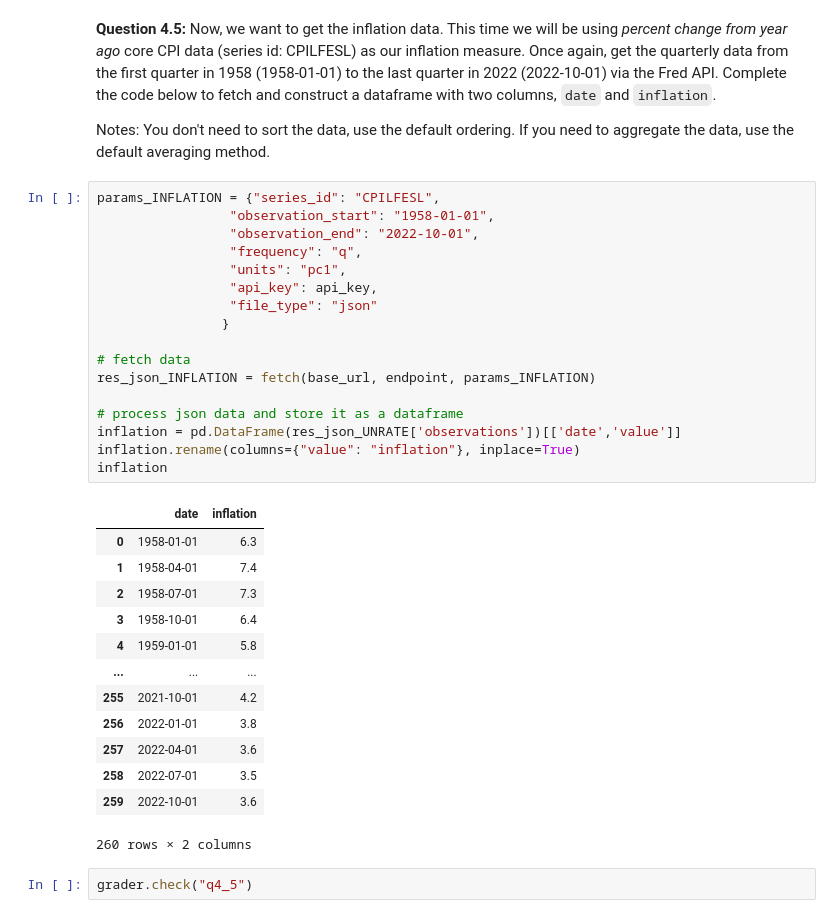
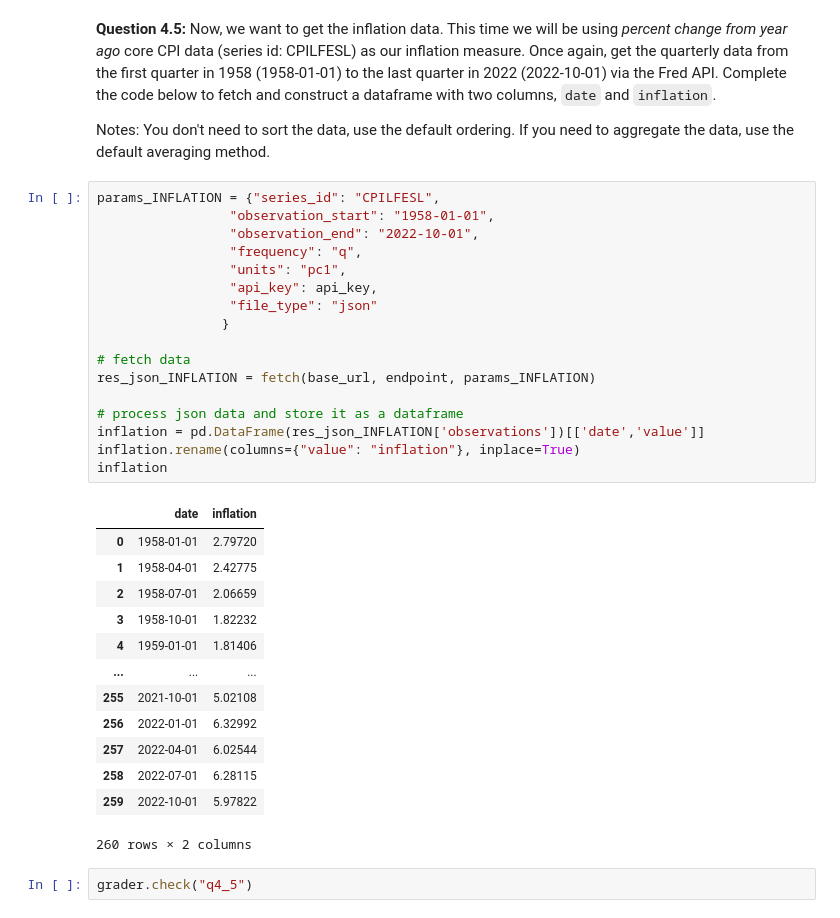
Before and after one commit to johanoelgaard/ECON148, a Jupyter notebook: lab/lab02-new/lab02.ipynb, the cells around one changed output. Cells and saved outputs as stored; diff of their text form.

```diff
--- a/lab/lab02-new/lab02.ipynb
+++ b/lab/lab02-new/lab02.ipynb
@@ -685,33 +685,33 @@ Notes: You don't need to sort the data, use the default ordering. If you need to
 # %%
 params_INFLATION = {"series_id": "CPILFESL",
                  "observation_start": "1958-01-01",
                  "observation_end": "2022-10-01",
                  "frequency": "q",
                  "units": "pc1",
                  "api_key": api_key,
                  "file_type": "json"
                 }
 
 # fetch data
 res_json_INFLATION = fetch(base_url, endpoint, params_INFLATION)
 
 # process json data and store it as a dataframe
-inflation = pd.DataFrame(res_json_UNRATE['observations'])[['date','value']]
+inflation = pd.DataFrame(res_json_INFLATION['observations'])[['date','value']]
 inflation.rename(columns={"value": "inflation"}, inplace=True)
 inflation
 # %% [output]
 |  | date | inflation |
-| 0 | 1958-01-01 | 6.3 |
-| 1 | 1958-04-01 | 7.4 |
-| 2 | 1958-07-01 | 7.3 |
-| 3 | 1958-10-01 | 6.4 |
-| 4 | 1959-01-01 | 5.8 |
+| 0 | 1958-01-01 | 2.79720 |
+| 1 | 1958-04-01 | 2.42775 |
+| 2 | 1958-07-01 | 2.06659 |
+| 3 | 1958-10-01 | 1.82232 |
+| 4 | 1959-01-01 | 1.81406 |
 | ... | ... | ... |
-| 255 | 2021-10-01 | 4.2 |
-| 256 | 2022-01-01 | 3.8 |
-| 257 | 2022-04-01 | 3.6 |
-| 258 | 2022-07-01 | 3.5 |
-| 259 | 2022-10-01 | 3.6 |
+| 255 | 2021-10-01 | 5.02108 |
+| 256 | 2022-01-01 | 6.32992 |
+| 257 | 2022-04-01 | 6.02544 |
+| 258 | 2022-07-01 | 6.28115 |
+| 259 | 2022-10-01 | 5.97822 |
 260 rows × 2 columns
 # %%
 grader.check("q4_5")
```
Also changed, not shown: parts of 4 cells of this notebook, 1 other file.
